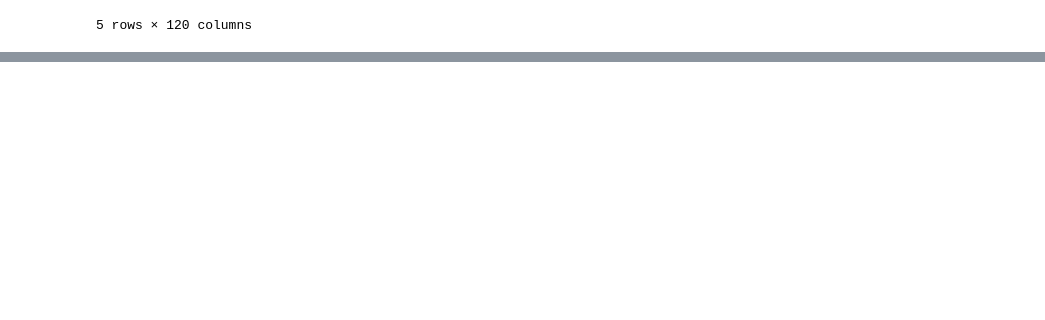
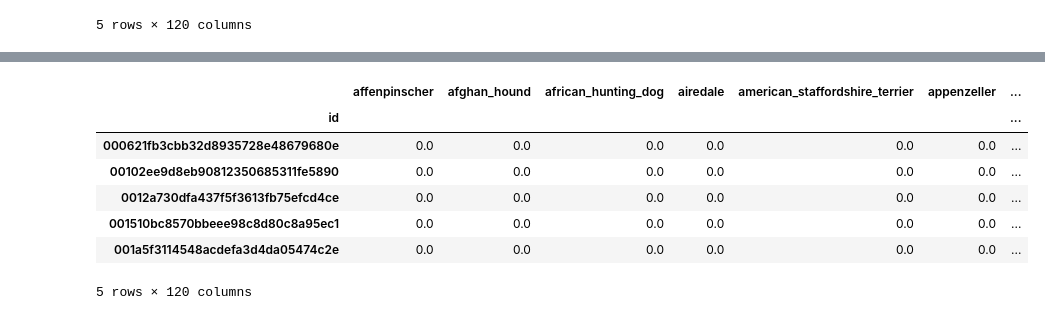
Before and after one commit to ajinkyapuar/kaggle-dog-breed-identification, a Jupyter notebook: dogbreed.ipynb, the cells around one changed output, grey strips where cells are left out. Saved outputs shown, nothing was run; the diff lists cells and outputs as text; code cells hidden in the pictures; blank space fills up the shorter version.

Commit message:
testing one hot matrix to temp df

```diff
--- a/dogbreed.ipynb
+++ b/dogbreed.ipynb
@@ -680,0 +689,2 @@ Y_sample.shape
+# %%
+temp = Y_sample.head().copy(deep=True)
@@ -680,0 +702,16 @@ Y_sample.shape
+# %%
+i = 0
+for index, row in temp.iterrows():
+    temp.loc[index] = img_prediction_one_hot[i]
+    i = i+1
+# %%
+temp
+# %% [output]
+|  | affenpinscher | afghan_hound | african_hunting_dog | airedale | american_staffordshire_terrier | appenzeller | ... |
+| id |  |  |  |  |  |  | ... |
+| 000621fb3cbb32d8935728e48679680e | 0.0 | 0.0 | 0.0 | 0.0 | 0.0 | 0.0 | ... |
+| 00102ee9d8eb90812350685311fe5890 | 0.0 | 0.0 | 0.0 | 0.0 | 0.0 | 0.0 | ... |
+| 0012a730dfa437f5f3613fb75efcd4ce | 0.0 | 0.0 | 0.0 | 0.0 | 0.0 | 0.0 | ... |
+| 001510bc8570bbeee98c8d80c8a95ec1 | 0.0 | 0.0 | 0.0 | 0.0 | 0.0 | 0.0 | ... |
+| 001a5f3114548acdefa3d4da05474c2e | 0.0 | 0.0 | 0.0 | 0.0 | 0.0 | 0.0 | ... |
+5 rows × 120 columns
```
Also changed, not shown: parts of 9 cells of this notebook.
